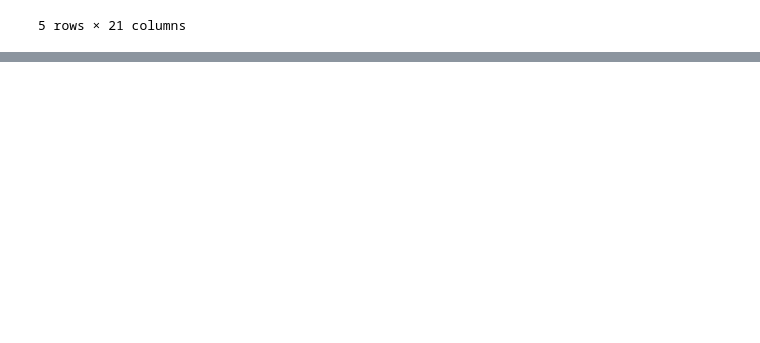
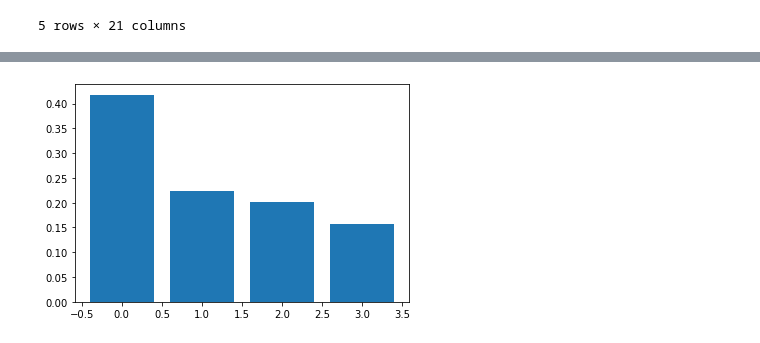
Before and after one commit to angelbujalance/UCI-ML, a Jupyter notebook: PRAC_Angel_Bujalance.ipynb, the cells around one changed output, grey strips where cells are left out. Drawn from its saved outputs; the diff is of its cells as text; code cells hidden in the pictures; blank space fills up the shorter version.

```diff
--- a/PRAC_Angel_Bujalance.ipynb
+++ b/PRAC_Angel_Bujalance.ipynb
@@ -669,0 +702,15 @@ Una vez he completado la etapa de limpieza de datos, puedo empezar a aplicar la
+# %%
+var_pc = []
+val_pc = []
+
+for i in range(0, len(s)):
+    var_pci = sum(s[1:i]) / sum(s)
+    pci_val = s[i] / sum(s)
+    var_pc.append(var_pci)
+    val_pc.append(pci_val)
+
+print('Varianza explicada por las 4 Componentes:\n\n',
+      val_pc[:4], '\n')
+
+print('Varianza acumulada por las 4 Componentes:\n\n',
+      var_pc[:4])
@@ -669,0 +725,8 @@ Una vez he completado la etapa de limpieza de datos, puedo empezar a aplicar la
+# %%
+plt.plot()
+
+plt.bar(np.linspace(0, 3, 4), val_pc)
+
+plt.show()
+# %% [output]
+[figure, added]
```
Also changed, not shown: parts of 18 cells of this notebook.
